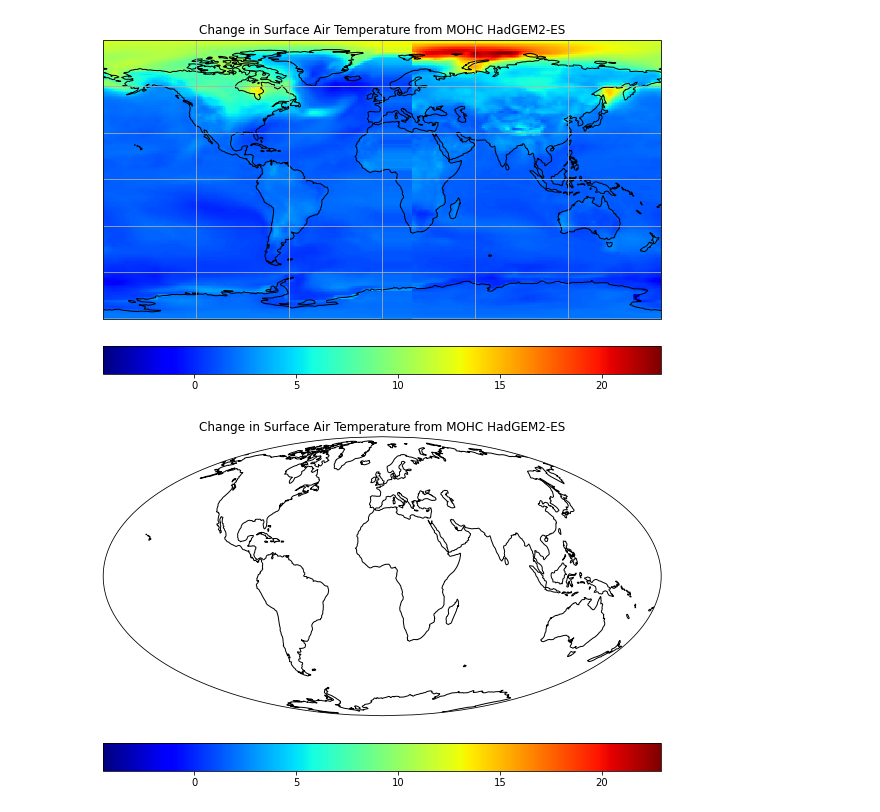
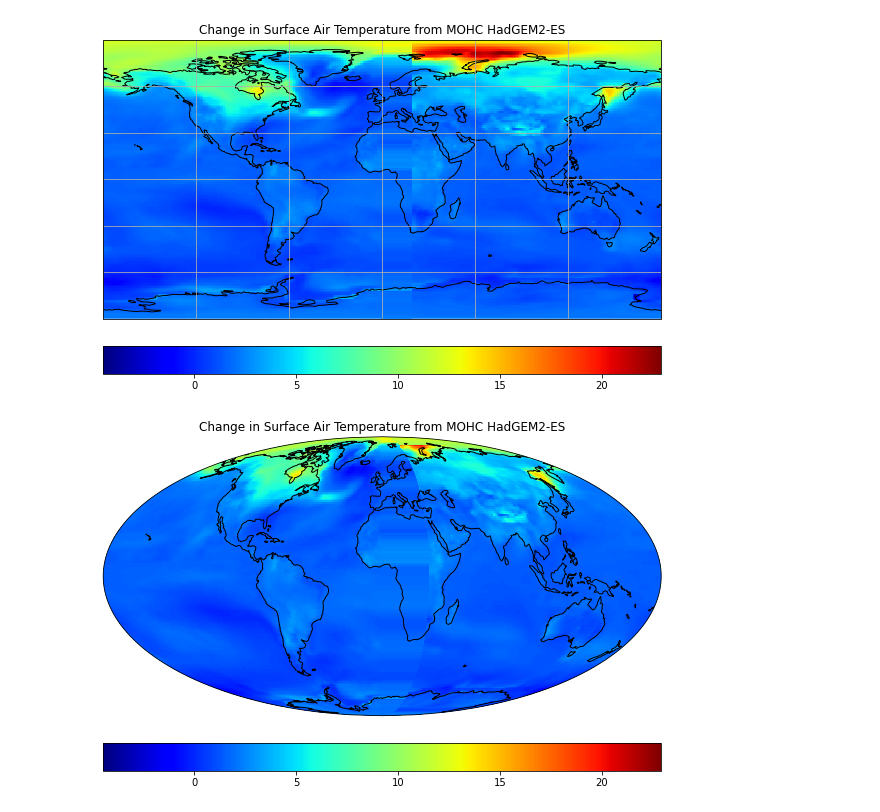
Before and after one commit to leaprev/my-isc-work, a Jupyter notebook: python-data/notebooks/ex02_matplotlib.ipynb, the cells around one changed output. Cells and saved outputs as stored; diff of their text form; code cells hidden in the pictures.

```diff
--- a/python-data/notebooks/ex02_matplotlib.ipynb
+++ b/python-data/notebooks/ex02_matplotlib.ipynb
@@ -262,15 +262,15 @@ cb = cb = fig.colorbar(im1, orientation="horizontal", pad=0.05)
 # %%
 tas, lons = cutil.add_cyclic_point(tas, lons)
 
 fig = plt.figure(figsize=(10, 10))
 proj = ccrs.Mollweide(central_longitude=0)
 mymap = fig.add_subplot(1,1,1, projection = proj)
-# = mymap.pcolormesh(lons, lats, tas, cmap=plt.cm.jet, transform = proj)
+im1 = mymap.pcolormesh(lons, lats, tas, cmap=plt.cm.jet, transform = ccrs.PlateCarree())
 
 mymap.coastlines(resolution='110m')
 mymap.set_title("Change in Surface Air Temperature from MOHC HadGEM2-ES")
 
 #gridlines = mymap.gridlines(crs=ccrs.Mollweide())
 cb = cb = fig.colorbar(im1, orientation="horizontal", pad=0.05)
 # %% [output]
-[figure, old version]
+[figure, new version]
```
